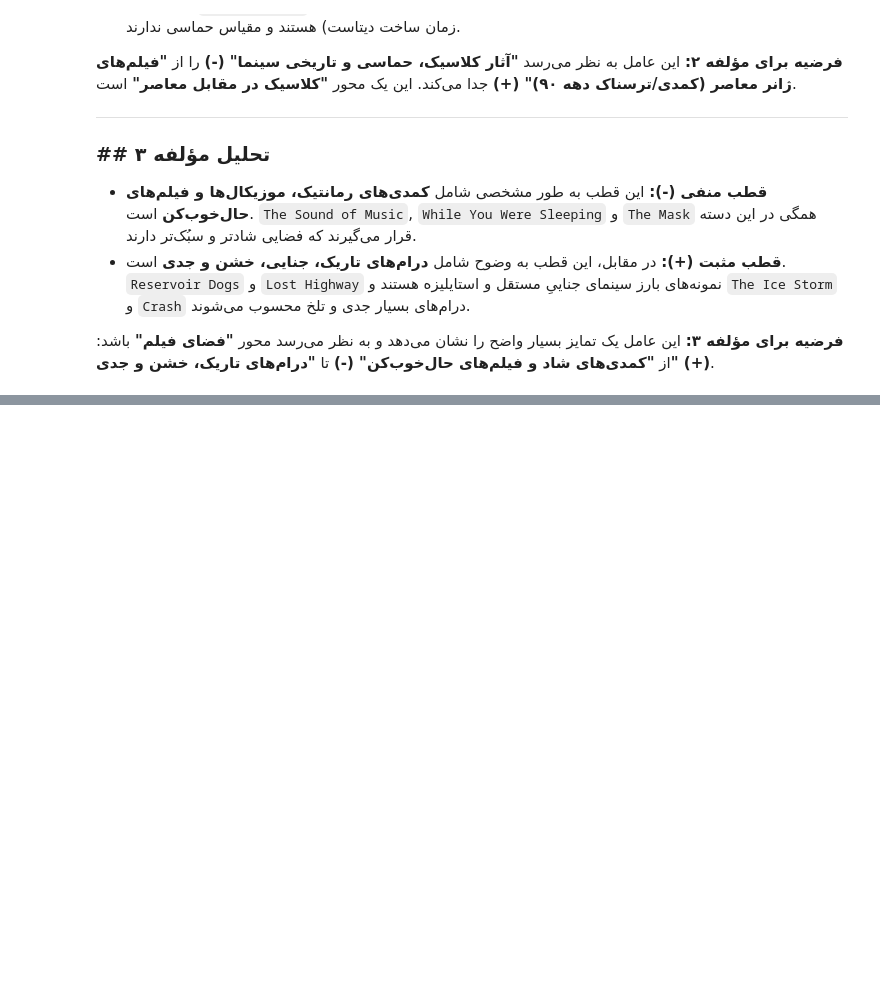
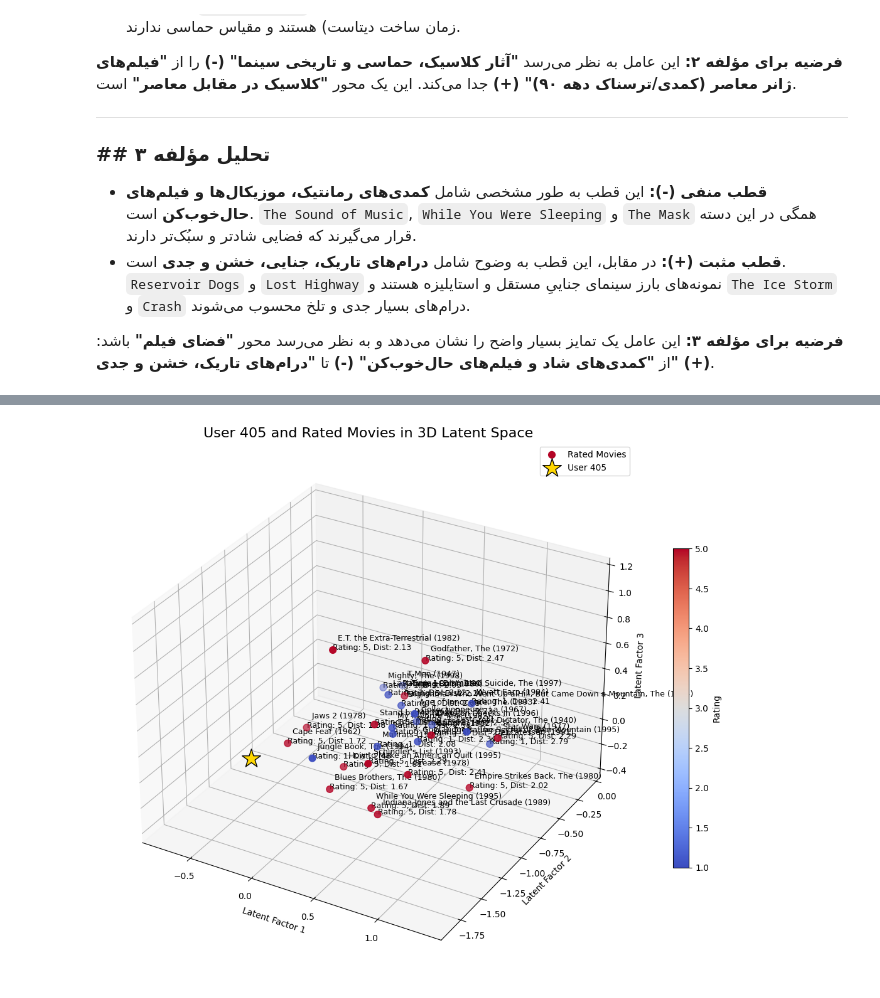
Before and after one commit to kiarashsaeidi/Recommender-system, a Jupyter notebook: code.ipynb, the cells around one changed output, grey strips where cells are left out. Saved outputs shown, nothing was run; the diff lists cells and outputs as text; code cells hidden in the pictures; blank space fills up the shorter version.

```diff
--- a/code.ipynb
+++ b/code.ipynb
@@ -385,0 +481,71 @@ for i in range(1, 4):
+# %%
+import pandas as pd
+import numpy as np
+import matplotlib.pyplot as plt
+from mpl_toolkits.mplot3d import Axes3D
+
+# --- بخش تنظیمات ---
+user_id_to_plot = 405
+# متغیر جدید: تعداد کل فیلم‌هایی که می‌خواهیم روی نمودار نمایش دهیم
+n_movies_to_display = 30
+# --------------------
+
+
+# ۱. تمام فیلم‌هایی که کاربر امتیاز داده را استخراج کنید
+user_ratings_df = train_data[train_data['user_id'] == user_id_to_plot]
+
+if user_ratings_df.empty:
+    print(f"کاربر با شناسه {user_id_to_plot} در دیتاست شما یافت نشد.")
+else:
+    # ۲. انتخاب فیلم‌ها برای نمایش (با بالاترین و پایین‌ترین امتیاز)
+    n_top = n_movies_to_display // 2
+    n_bottom = n_movies_to_display - n_top
+
+    top_movies = user_ratings_df.nlargest(n_top, 'rating')
+    bottom_movies = user_ratings_df.nsmallest(n_bottom, 'rating')
+
+    movies_to_plot_df = pd.concat([top_movies, bottom_movies])
+
+    print(f"نمایش {len(movies_to_plot_df)} فیلم برای کاربر {user_id_to_plot}:")
+    print(f"({n_top} فیلم با بالاترین امتیاز و {n_bottom} فیلم با پایین‌ترین امتیاز)")
+
+    # ۳. آماده‌سازی داده‌ها برای رسم نمودار
+    user_vector_5d = P[user_id_to_plot]
+    user_coords_3d = user_vector_5d[:3]
+
+    movie_coords_list, labels_list, ratings_list = [], [], []
+
+    print("\n--- تحلیل فاصله برای فیلم‌های منتخب ---")
+    for _, item_id, rating, title in movies_to_plot_df.itertuples(index=False):
+        item_vector_5d = Q[item_id]
+        movie_coords_list.append(item_vector_5d[:3])
+        ratings_list.append(rating)
+
+        distance = np.linalg.norm(user_vector_5d - item_vector_5d)
+        labels_list.append(f"{title}\nRating: {rating}, Dist: {distance:.2f}")
+        print(f"فیلم: {title} | امتیاز: {rating} | فاصله: {distance:.2f}")
+
+    movie_coords = np.array(movie_coords_list)
+
+    # ۴. رسم نمودار سه‌بعدی
+    fig = plt.figure(figsize=(16, 11))
+    ax = fig.add_subplot(111, projection='3d')
+
+    movie_scatter = ax.scatter(movie_coords[:, 0], movie_coords[:, 1], movie_coords[:, 2],
+                               c=ratings_list, cmap='coolwarm', s=60, label='Rated Movies')
+
+    ax.scatter(user_coords_3d[0], user_coords_3d[1], user_coords_3d[2],
+               marker='*', color='gold', s=500, label=f'User {user_id_to_plot}', edgecolors='black')
+
+    for i, txt in enumerate(labels_list):
+        ax.text(movie_coords[i, 0], movie_coords[i, 1], movie_coords[i, 2], f'  {txt}', size=9, zorder=1, color='k')
+
+    ax.set_title(f'User {user_id_to_plot} and Rated Movies in 3D Latent Space', fontsize=16)
+    ax.set_xlabel('Latent Factor 1')
+    ax.set_ylabel('Latent Factor 2')
+    ax.set_zlabel('Latent Factor 3')
+    ax.legend()
+
+    cbar = fig.colorbar(movie_scatter, ax=ax, shrink=0.6)
+    cbar.set_label('Rating')
+# %% [output]
@@ -385,0 +569 @@ for i in range(1, 4):
+[figure, added]
```
Also changed, not shown: parts of 8 cells of this notebook.
